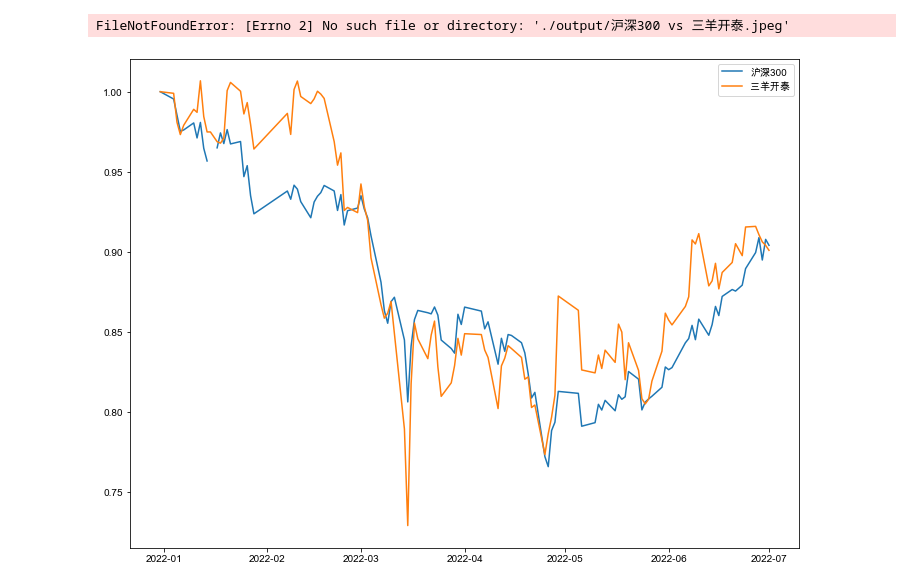
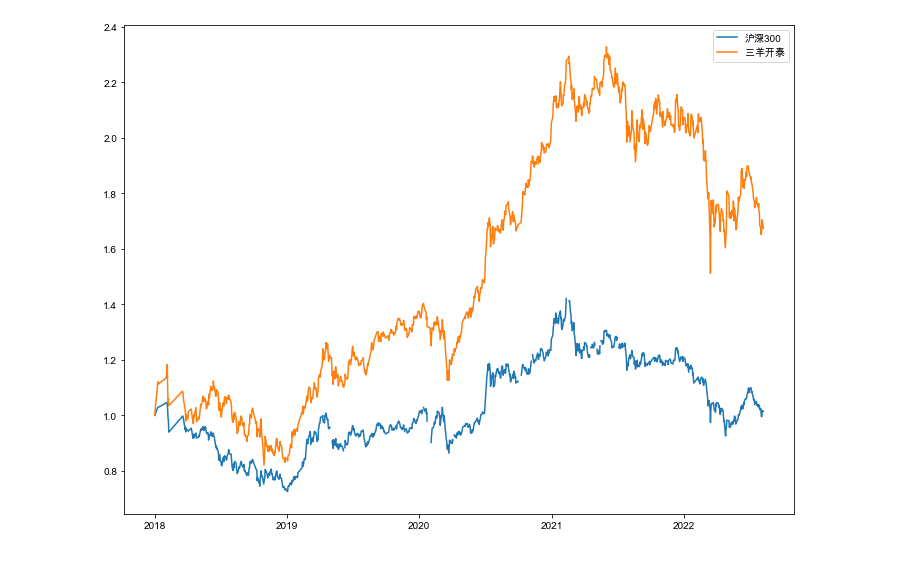
Before and after one commit to yapex/y_stocks, a Jupyter notebook: notebook/净值分析.ipynb, the cells around one changed output. Drawn from its saved outputs; the diff is of its cells as text; code cells hidden in the pictures.

```diff
--- a/notebook/净值分析.ipynb
+++ b/notebook/净值分析.ipynb
@@ -5,13 +5,21 @@ import matplotlib.pyplot as plt
 from pylab import legend
 %matplotlib inline
 # %%
-sykt_net_value_raw = pd.read_csv('../output/三羊开泰/2022-净值.csv')
-sykt_net_value_raw.rename(columns={'时间':'date'}, inplace=True)
-sykt_net_value_raw['date'] = pd.to_datetime(sykt_net_value_raw['date'])
+start_date, end_date = '2018-01-01', '2022-12-31'
+sykt_net_value_raw = pd.read_csv(
+    '../data/san_yang_kai_tai/merged_net_values.csv', index_col='index')
+sykt_net_value_raw.rename(columns={'日期': 'date'}, inplace=True)
+sykt_net_value_raw['date'] = pd.to_datetime(
+    sykt_net_value_raw['date'], format='%Y-%m-%d', errors='coerce')
+sykt_net_value_raw.sort_values(['date'], inplace=True)
 # sykt_net_value_raw
 # %%
-sindex = 'sh000300' #对比指数
-index_daily_df = pd.read_csv(f'../output/指数/{sindex}_daily_history.csv', index_col='id')
+sindex = 'sh000300'  # 对比指数
+
+index_daily_df = ak.stock_zh_index_daily(symbol=sindex)
+# index_daily_df = pd.read_csv(
+#     f'../output/指数/{sindex}_daily_history.csv', index_col='id')
 index_daily_df['date'] = pd.to_datetime(index_daily_df['date'])
-index_daily_df.columns = ['date', 'i_open', 'i_high', 'i_low', 'i_close', 'i_volume']
-# index_daily_df
+index_daily_df.columns = ['date', 'i_open',
+                          'i_high', 'i_low', 'i_close', 'i_volume']
+index_daily_df
@@ -19,19 +41,19 @@ index_daily_df.columns = ['date', 'i_open', 'i_high', 'i_low', 'i_close', 'i_vol
 merged_df = pd.merge(sykt_net_value_raw, index_daily_df, how='left', on='date')
 
 plt_df = merged_df[['date', '净值', 'i_close']]
+plt_df = plt_df.query(f"'{start_date}' <= date <= '{end_date}'")
 # plt_df
 # %%
 plt.rcParams["font.family"] = 'Arial Unicode MS'  # 设置字体，正常显示中文
 plt.rcParams['axes.unicode_minus'] = False  # 设置字体，正常显示中文
 plt.figure(figsize=(12, 9))
 
-plt.plot(plt_df['date'], plt_df['i_close']/4940.373, label='沪深300')
-plt.plot(plt_df['date'], plt_df['净值']/2.0735, label='三羊开泰')
+plt.plot(plt_df['date'], plt_df['i_close']/plt_df['i_close'][1], label='沪深300')
+plt.plot(plt_df['date'], plt_df['净值'], label='三羊开泰')
 
 # plt.axis('tight')
 
 plt.legend(loc='best')
 plt.savefig('../output/沪深300 vs 三羊开泰.jpeg')
 # %% [output]
-FileNotFoundError: [Errno 2] No such file or directory: './output/沪深300 vs 三羊开泰.jpeg'
-[figure, old version]
+[figure, new version]
```
Also changed, not shown: parts of 1 cell of this notebook, 20 other files.
